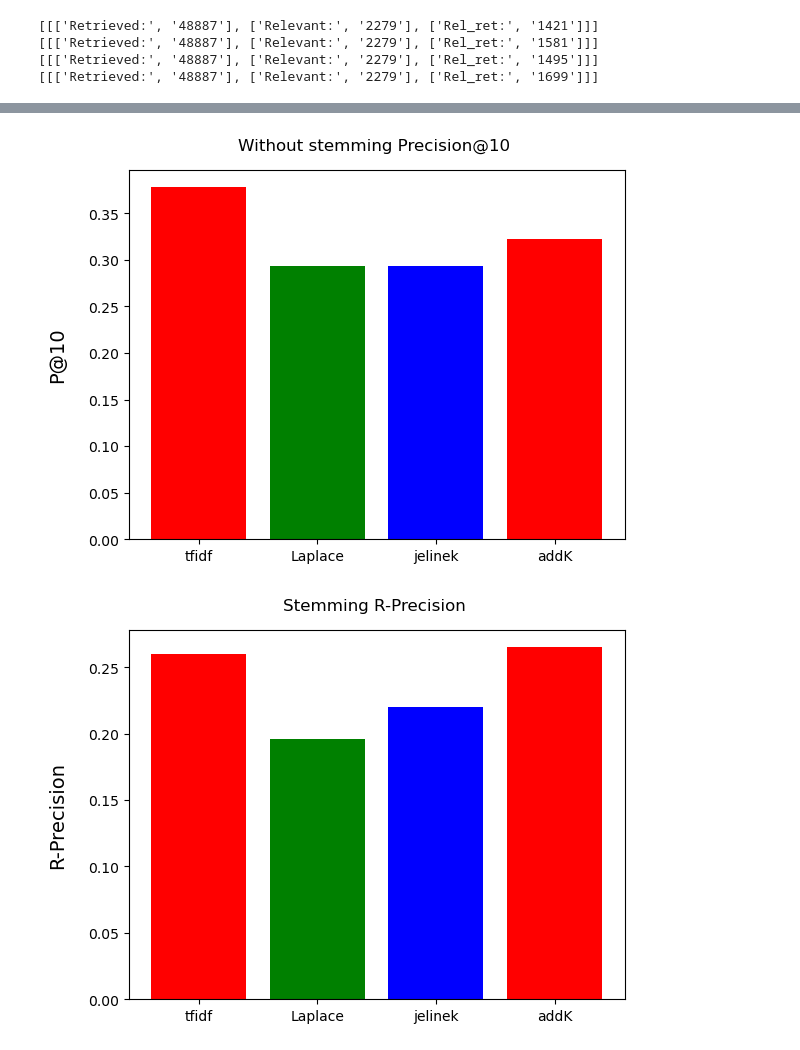
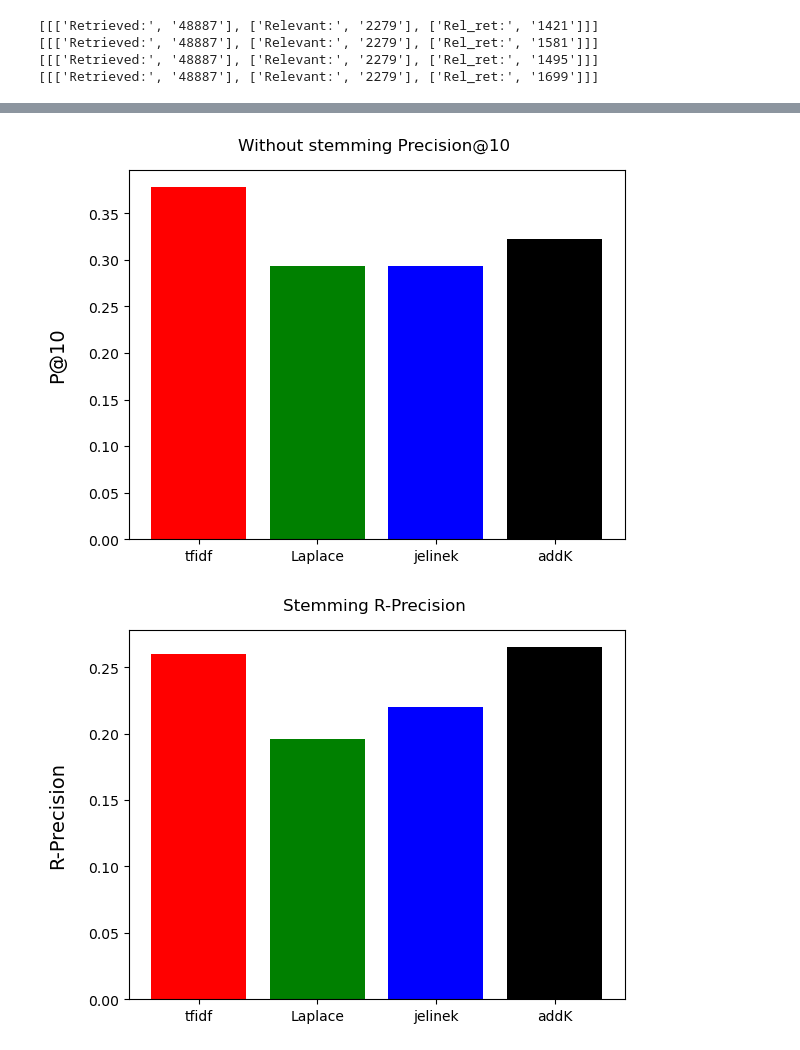
Before and after one commit to ZhiRongDev/WSM_project2, a Jupyter notebook: Lemur_project.ipynb, the cells around one changed output, grey strips where cells are left out. Cells and saved outputs as stored; diff of their text form; code cells hidden in the pictures.

```diff
--- a/Lemur_project.ipynb
+++ b/Lemur_project.ipynb
@@ -230,29 +241,29 @@ x.reverse()
 y.reverse()
 
 plt.title("Without stemming Precision@10 ", x=0.5, y=1.03)
-plt.bar(x,y, color=['r', 'g', 'b'])
+plt.bar(x,y, color=['r', 'g', 'b', 'black'])
 plt.ylabel("P@10", fontsize=14, labelpad = 15)
 
 plt.show()
 # %% [output]
-[figure, old version]
+[figure, new version]
 # %%
 x = []
 y = []
 for file in stem_model_info:
     x.append(file)
     y.append(float(stem_model_info[file]['r-prec'][0][0]))
 
 x.reverse()
 y.reverse()
 
 plt.title("Stemming R-Precision ", x=0.5, y=1.03)
-plt.bar(x,y, color=['r', 'g', 'b'])
+plt.bar(x,y, color=['r', 'g', 'b', 'black'])
 plt.ylabel("R-Precision", fontsize=14, labelpad = 15)
 
 plt.show()
 # %% [output]
-[figure, old version]
+[figure, new version]
 # %%
 x = []
 y = []
```
Also changed, not shown: parts of 6 cells of this notebook.
